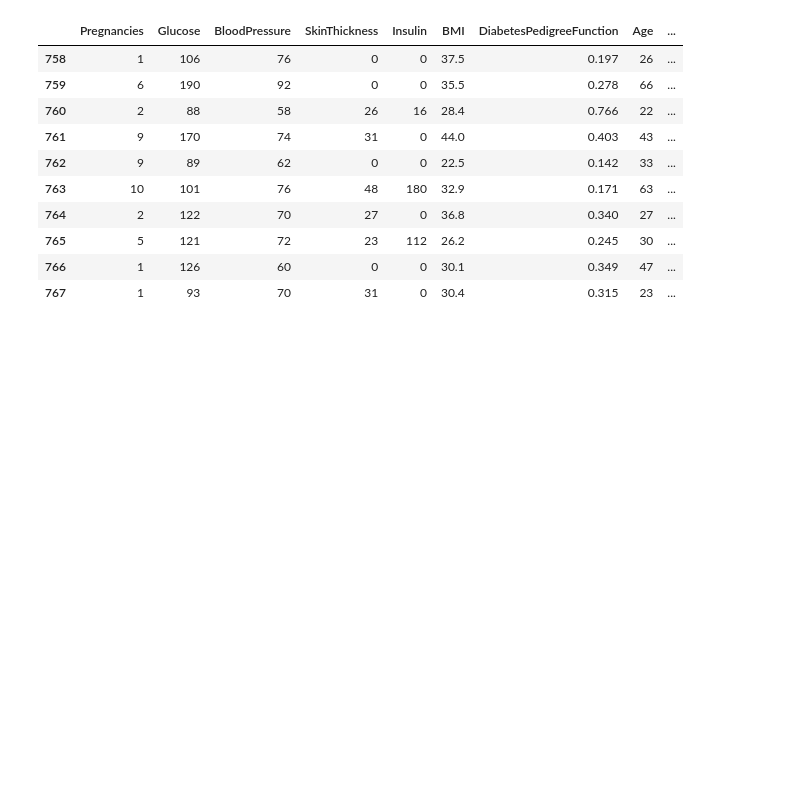
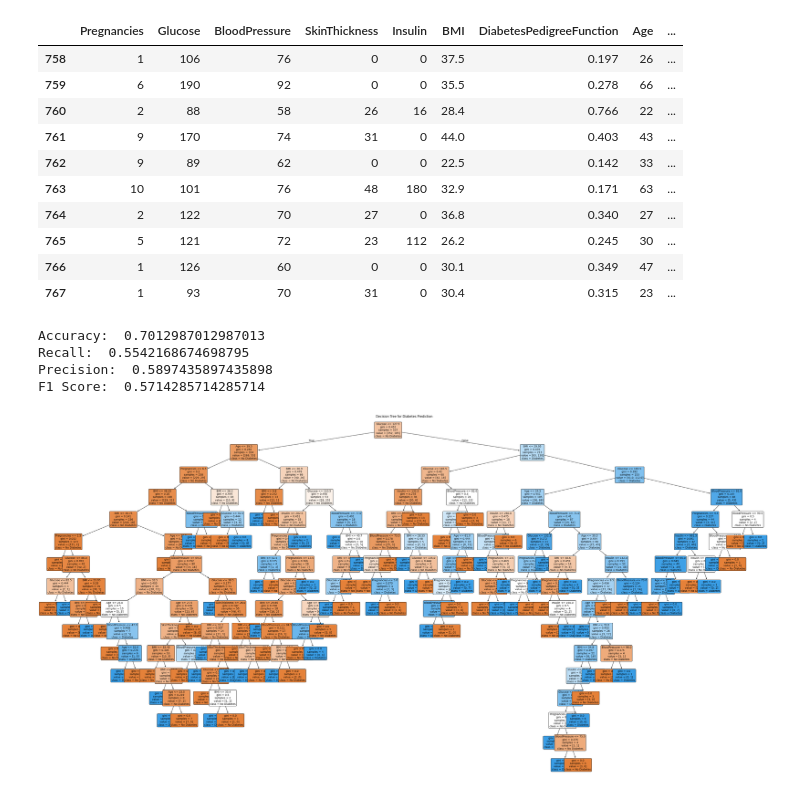
Before and after one commit to JaySatishPatel/Machine-Learning-Lab, a Jupyter notebook: Assignment-6/Decision_Tree.ipynb, the cells around one changed output. Drawn from its saved outputs; the diff is of its cells as text; code cells hidden in the pictures; blank space fills up the shorter version.

Commit message:
Completed the Display of Decision Tree

```diff
--- a/Assignment-6/Decision_Tree.ipynb
+++ b/Assignment-6/Decision_Tree.ipynb
@@ -39,3 +39,13 @@ X_train, X_test, y_train, y_test = train_test_split(X, y, test_size=0.3, random_
 clf = DecisionTreeClassifier()
 clf.fit(X_train, y_train)
 y_pred = clf.predict(X_test)
+# %%
+print("Accuracy: " ,metrics.accuracy_score(y_test, y_pred))
+print("Recall: ", metrics.recall_score(y_test, y_pred))
+print("Precision: ", metrics.precision_score(y_test, y_pred))
+print("F1 Score: ", metrics.f1_score(y_test, y_pred))
+# %% [output]
+Accuracy:  0.7012987012987013
+Recall:  0.5542168674698795
+Precision:  0.5897435897435898
+F1 Score:  0.5714285714285714
@@ -41,0 +56,7 @@ y_pred = clf.predict(X_test)
+# %%
+plt.figure(figsize=(50,25))
+plot_tree(clf, feature_names=X.columns, class_names=["No Diabetes", "Diabetes"], filled=True, rounded=True, fontsize=10)
+plt.title("Decision Tree for Diabetes Prediction")
+plt.show()
+# %% [output]
+[figure, added]
```
Also changed, not shown: parts of 2 cells of this notebook.
